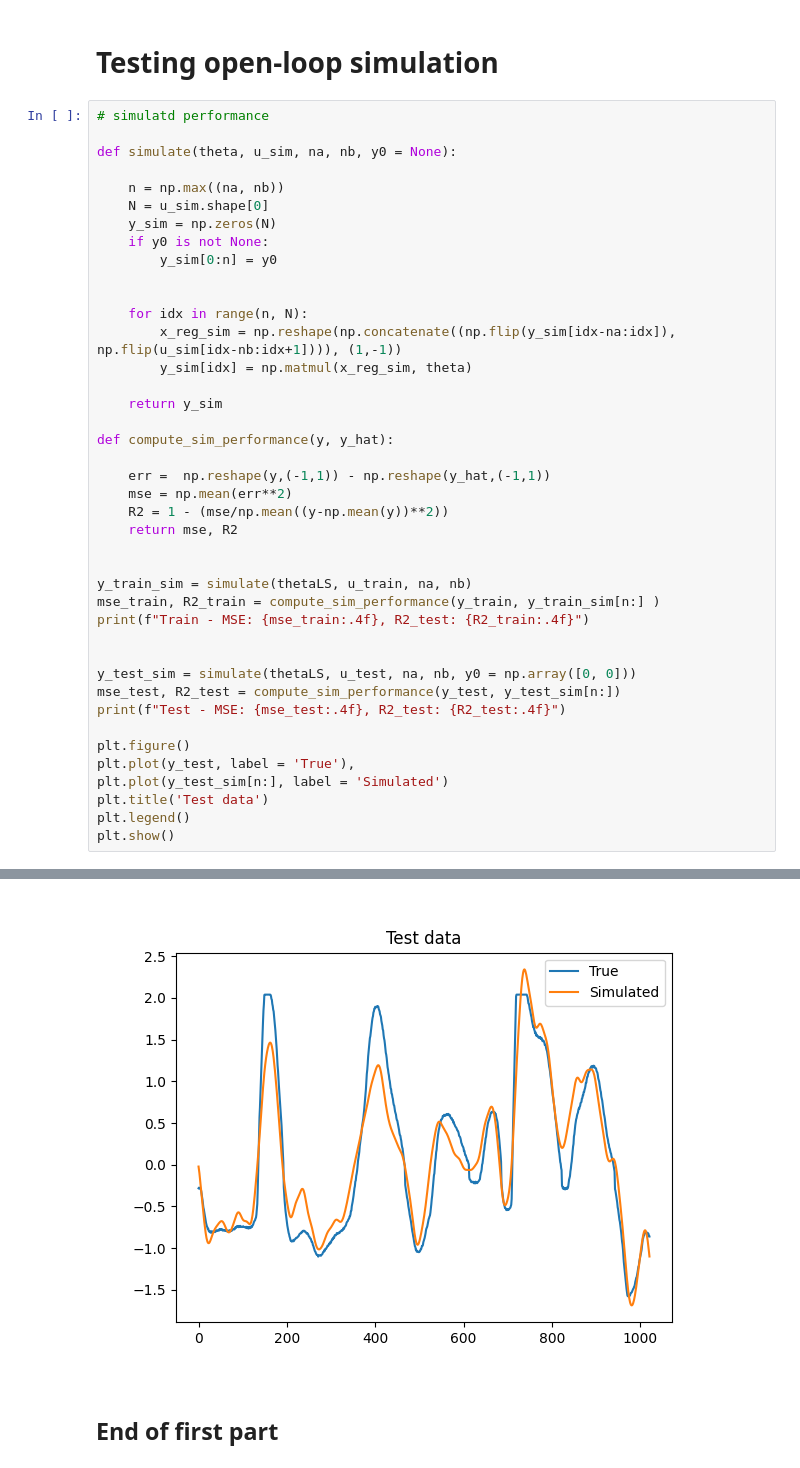
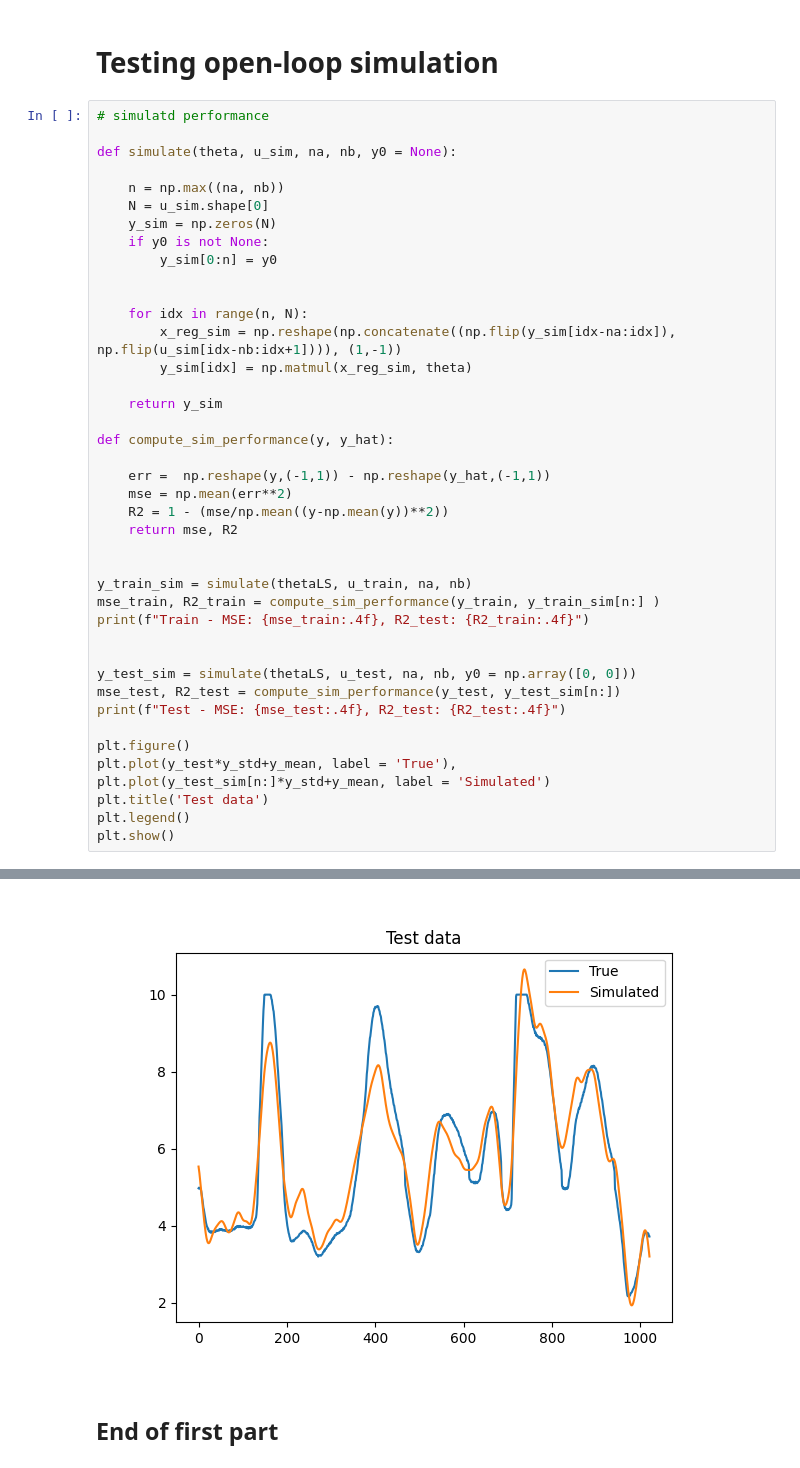
Before and after one commit to dariopi/Deep_Learning_for_SYSID_Lugano24, a Jupyter notebook: Lessons/CascadedTanksLS.ipynb, the cells around one changed output, grey strips where cells are left out. Saved outputs shown, nothing was run; the diff lists cells and outputs as text.

```diff
--- a/Lessons/CascadedTanksLS.ipynb
+++ b/Lessons/CascadedTanksLS.ipynb
@@ -209,36 +209,36 @@ def simulate(theta, u_sim, na, nb, y0 = None):
     for idx in range(n, N):
         x_reg_sim = np.reshape(np.concatenate((np.flip(y_sim[idx-na:idx]), np.flip(u_sim[idx-nb:idx+1]))), (1,-1))
         y_sim[idx] = np.matmul(x_reg_sim, theta)
 
     return y_sim
 
 def compute_sim_performance(y, y_hat):
 
     err =  np.reshape(y,(-1,1)) - np.reshape(y_hat,(-1,1))
     mse = np.mean(err**2)
     R2 = 1 - (mse/np.mean((y-np.mean(y))**2))
     return mse, R2
 
 
 y_train_sim = simulate(thetaLS, u_train, na, nb)
 mse_train, R2_train = compute_sim_performance(y_train, y_train_sim[n:] )
 print(f"Train - MSE: {mse_train:.4f}, R2_test: {R2_train:.4f}")
 
 
 y_test_sim = simulate(thetaLS, u_test, na, nb, y0 = np.array([0, 0]))
 mse_test, R2_test = compute_sim_performance(y_test, y_test_sim[n:])
 print(f"Test - MSE: {mse_test:.4f}, R2_test: {R2_test:.4f}")
 
 plt.figure()
-plt.plot(y_test, label = 'True'),
-plt.plot(y_test_sim[n:], label = 'Simulated')
+plt.plot(y_test*y_std+y_mean, label = 'True'),
+plt.plot(y_test_sim[n:]*y_std+y_mean, label = 'Simulated')
 plt.title('Test data')
 plt.legend()
 plt.show()
 # %% [output]
 Train - MSE: 0.0813, R2_test: 0.9188
 Test - MSE: 0.0988, R2_test: 0.8951
-[figure, old version]
+[figure, new version]
 # %% [markdown]
 ## End of first part
 # %% [markdown]
```
Also changed, not shown: parts of 2 cells of this notebook, 1 other file.
